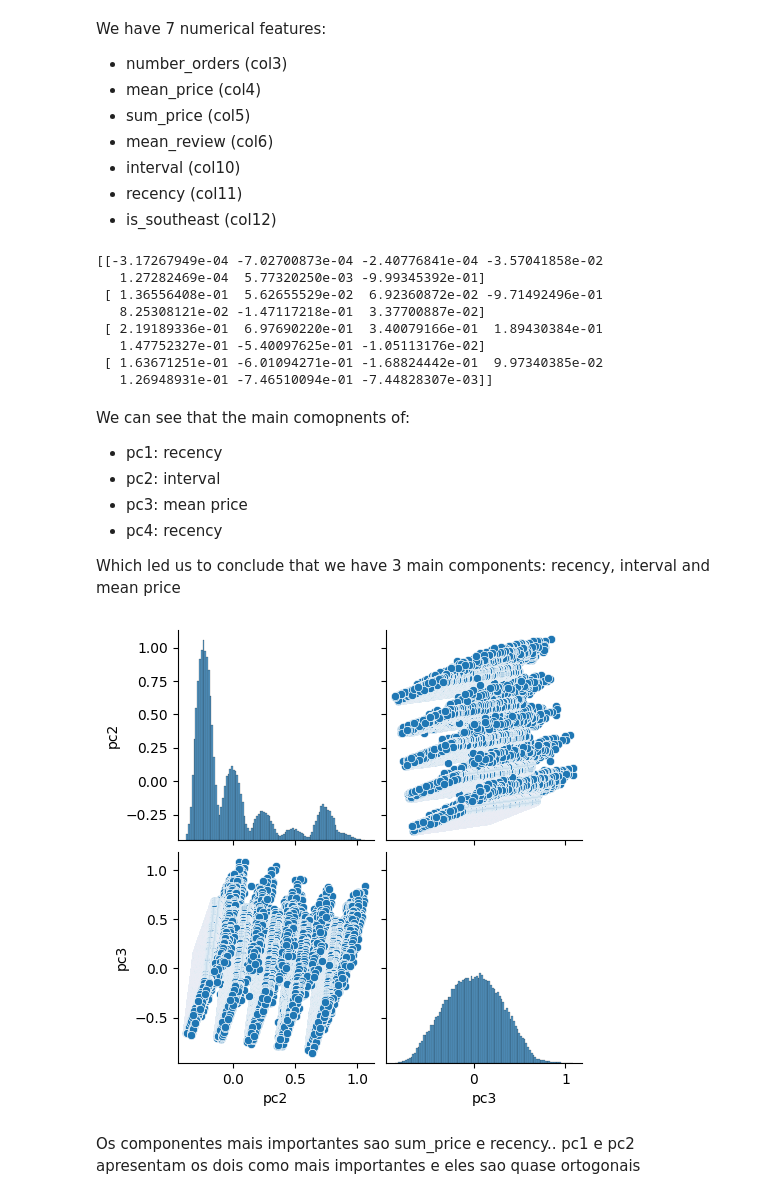
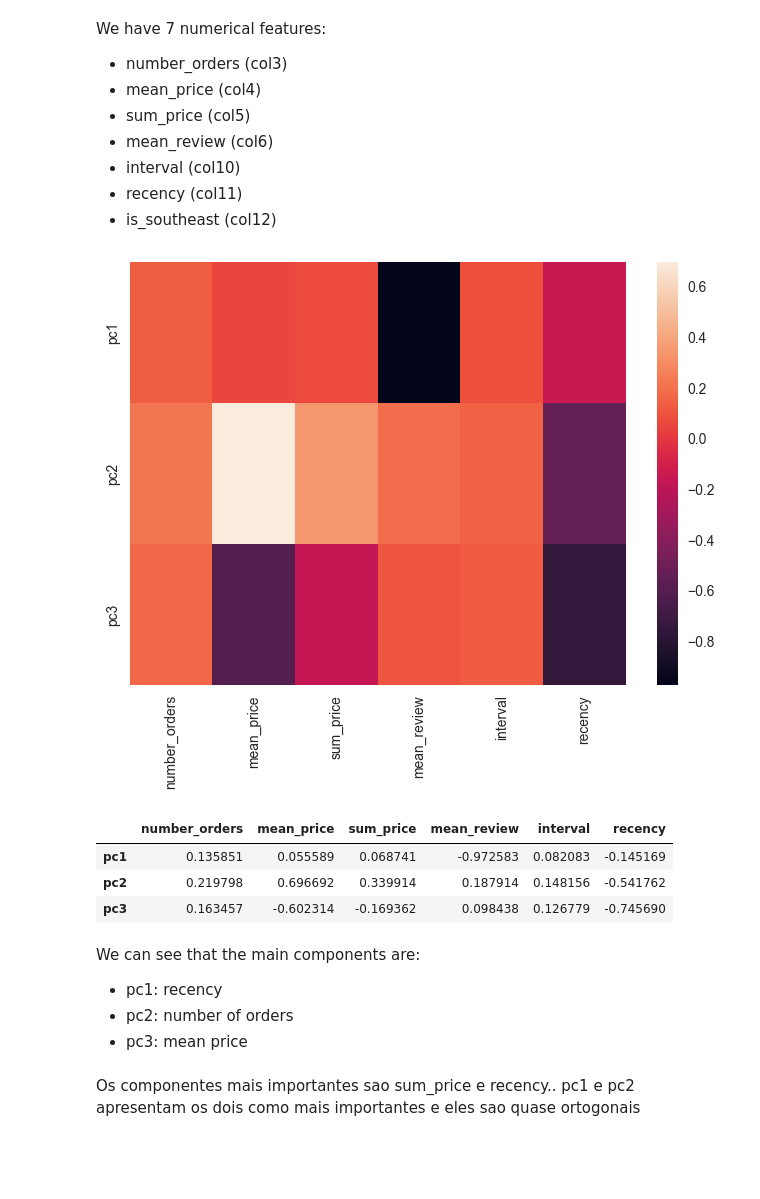
Before and after one commit to barbarafarah/clustering-clients, a Jupyter notebook: classifyng-customers.ipynb, the cells around one changed output. Drawn from its saved outputs; the diff is of its cells as text; code cells hidden in the pictures; blank space fills up the shorter version.

```diff
--- a/classifyng-customers.ipynb
+++ b/classifyng-customers.ipynb
@@ -531,41 +531,34 @@ We have 7 numerical features:
 - recency (col11)
 - is_southeast (col12)
 # %%
-X = df_normalized
+X = df_normalized.iloc[:,[0,1,2,3,4,5]]
 
 # Instantiate the PCA object with 4 main components
-pca = PCA(n_components=4)
+pca = PCA(n_components=3)
 
 pca.fit(X)
 X = pca.transform(X)
 
-df_pca = pd. DataFrame (X, columns= ['pc1', 'pc2', 'pc3', 'pc4'])
+df_pca = pd. DataFrame (X, columns= ['pc1', 'pc2', 'pc3'])
-# %%
-print(pca.components_)
-# %% [output]
-[[-3.17267949e-04 -7.02700873e-04 -2.40776841e-04 -3.57041858e-02
-   1.27282469e-04  5.77320250e-03 -9.99345392e-01]
- [ 1.36556408e-01  5.62655529e-02  6.92360872e-02 -9.71492496e-01
-   8.25308121e-02 -1.47117218e-01  3.37700887e-02]
- [ 2.19189336e-01  6.97690220e-01  3.40079166e-01  1.89430384e-01
-   1.47752327e-01 -5.40097625e-01 -1.05113176e-02]
- [ 1.63671251e-01 -6.01094271e-01 -1.68824442e-01  9.97340385e-02
-   1.26948931e-01 -7.46510094e-01 -7.44828307e-03]]
+# %%
+component_df=pd.DataFrame(pca.components_,index=['pc1', 'pc2', 'pc3'],columns=df_normalized.iloc[:,[0,1,2,3,4,5]].columns)
+# Heat map
+sns.heatmap(component_df)
+plt.show()
+# %% [output]
+[figure, added]
+# %%
+component_df
+# %% [output]
+|  | number_orders | mean_price | sum_price | mean_review | interval | recency |
+| pc1 | 0.135851 | 0.055589 | 0.068741 | -0.972583 | 0.082083 | -0.145169 |
+| pc2 | 0.219798 | 0.696692 | 0.339914 | 0.187914 | 0.148156 | -0.541762 |
+| pc3 | 0.163457 | -0.602314 | -0.169362 | 0.098438 | 0.126779 | -0.745690 |
 # %% [markdown]
-We can see that the main comopnents of:
+We can see that the main components are:
 - pc1: recency
-- pc2: interval
+- pc2: number of orders
 - pc3: mean price
-- pc4: recency
-
-Which led us to conclude that we have 3 main components: recency, interval and mean price
-# %%
-sns.pairplot (
-    df_pca, vars = ['pc2', 'pc3'],
-    diag_kind="hist")
-plt.show ()
-# %% [output]
-[figure, removed]
 # %% [markdown]
 Os componentes mais importantes sao sum_price e recency.. pc1 e pc2 apresentam os dois como mais importantes e eles sao quase ortogonais
 # %% [markdown]
```
Also changed, not shown: parts of 31 cells of this notebook.
